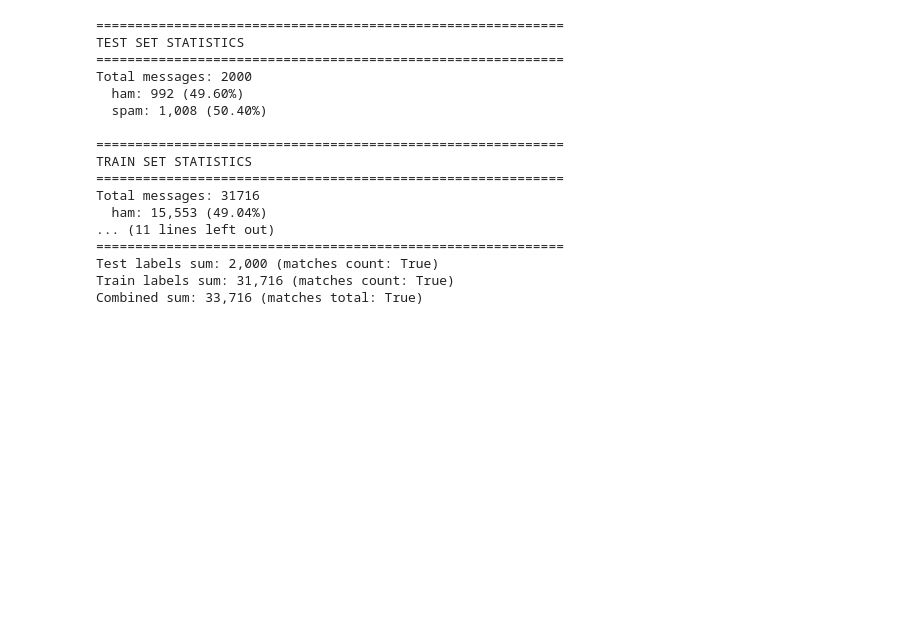
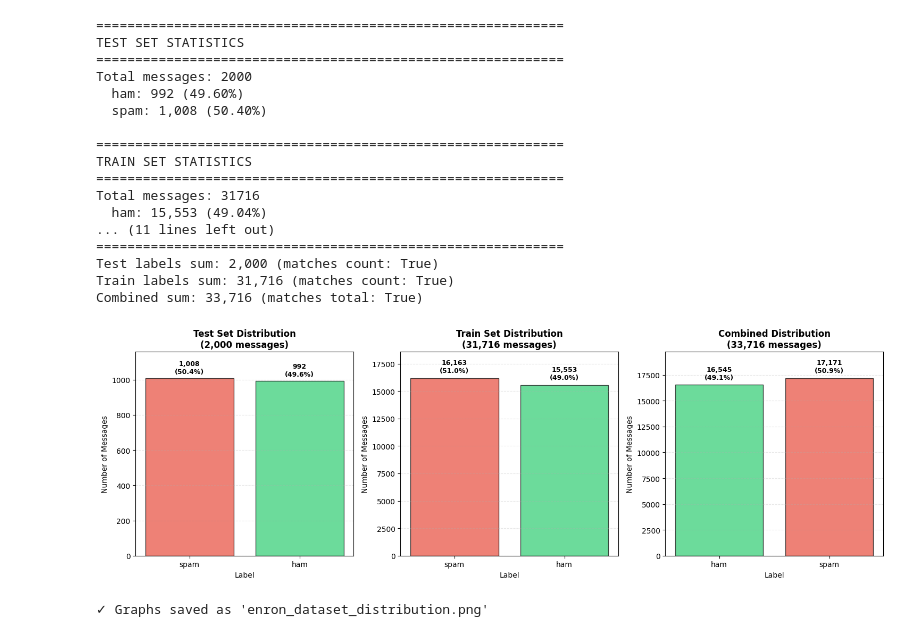
Before and after one commit to shrsv/bayesian-spam-classifier, a Jupyter notebook: enronexplore.ipynb, the cells around one changed output. Drawn from its saved outputs; the diff is of its cells as text; code cells hidden in the pictures; blank space fills up the shorter version.

Commit message:
enron datset distribution visualization

```diff
--- a/enronexplore.ipynb
+++ b/enronexplore.ipynb
@@ -114,3 +134,65 @@ Total messages: 31716
 Test labels sum: 2,000 (matches count: True)
 Train labels sum: 31,716 (matches count: True)
 Combined sum: 33,716 (matches total: True)
+# %%
+import matplotlib.pyplot as plt
+
+# Create figure with 3 subplots
+fig, axes = plt.subplots(1, 3, figsize=(15, 5))
+
+# Test Set Graph
+test_labels = list(test_label_counts.keys())
+test_values = list(test_label_counts.values())
+test_colors = ['#2ecc71' if label == 'ham' else '#e74c3c' for label in test_labels]
+
+axes[0].bar(test_labels, test_values, color=test_colors, alpha=0.7, edgecolor='black')
+axes[0].set_title('Test Set Distribution\n(2,000 messages)', fontsize=12, fontweight='bold')
+axes[0].set_ylabel('Number of Messages', fontsize=10)
+axes[0].set_xlabel('Label', fontsize=10)
+for i, (label, value) in enumerate(zip(test_labels, test_values)):
+    percentage = (value / len(test_list)) * 100
+    axes[0].text(i, value + 20, f'{value:,}\n({percentage:.1f}%)',
+                ha='center', va='bottom', fontsize=9, fontweight='bold')
+axes[0].set_ylim(0, max(test_values) * 1.15)
+axes[0].grid(axis='y', alpha=0.3, linestyle='--')
+
+# Train Set Graph
+train_labels = list(train_label_counts.keys())
+train_values = list(train_label_counts.values())
+train_colors = ['#2ecc71' if label == 'ham' else '#e74c3c' for label in train_labels]
+
+axes[1].bar(train_labels, train_values, color=train_colors, alpha=0.7, edgecolor='black')
+axes[1].set_title('Train Set Distribution\n(31,716 messages)', fontsize=12, fontweight='bold')
+axes[1].set_ylabel('Number of Messages', fontsize=10)
+axes[1].set_xlabel('Label', fontsize=10)
+for i, (label, value) in enumerate(zip(train_labels, train_values)):
+    percentage = (value / len(train_list)) * 100
+    axes[1].text(i, value + 400, f'{value:,}\n({percentage:.1f}%)',
+                ha='center', va='bottom', fontsize=9, fontweight='bold')
+axes[1].set_ylim(0, max(train_values) * 1.15)
+axes[1].grid(axis='y', alpha=0.3, linestyle='--')
+
+# Combined Set Graph
+combined_labels = list(combined_counts.keys())
+combined_values = list(combined_counts.values())
+combined_colors = ['#2ecc71' if label == 'ham' else '#e74c3c' for label in combined_labels]
+
+axes[2].bar(combined_labels, combined_values, color=combined_colors, alpha=0.7, edgecolor='black')
+axes[2].set_title('Combined Distribution\n(33,716 messages)', fontsize=12, fontweight='bold')
+axes[2].set_ylabel('Number of Messages', fontsize=10)
+axes[2].set_xlabel('Label', fontsize=10)
+for i, (label, value) in enumerate(zip(combined_labels, combined_values)):
+    percentage = (value / combined_total) * 100
+    axes[2].text(i, value + 400, f'{value:,}\n({percentage:.1f}%)',
+                ha='center', va='bottom', fontsize=9, fontweight='bold')
+axes[2].set_ylim(0, max(combined_values) * 1.15)
+axes[2].grid(axis='y', alpha=0.3, linestyle='--')
+
+plt.tight_layout()
+plt.savefig('enron_dataset_distribution.png', dpi=150, bbox_inches='tight')
+plt.show()
+
+print("✓ Graphs saved as 'enron_dataset_distribution.png'")
+# %% [output]
+[figure, added]
+✓ Graphs saved as 'enron_dataset_distribution.png'
```
Also changed, not shown: parts of 1 cell of this notebook, 1 other file.
